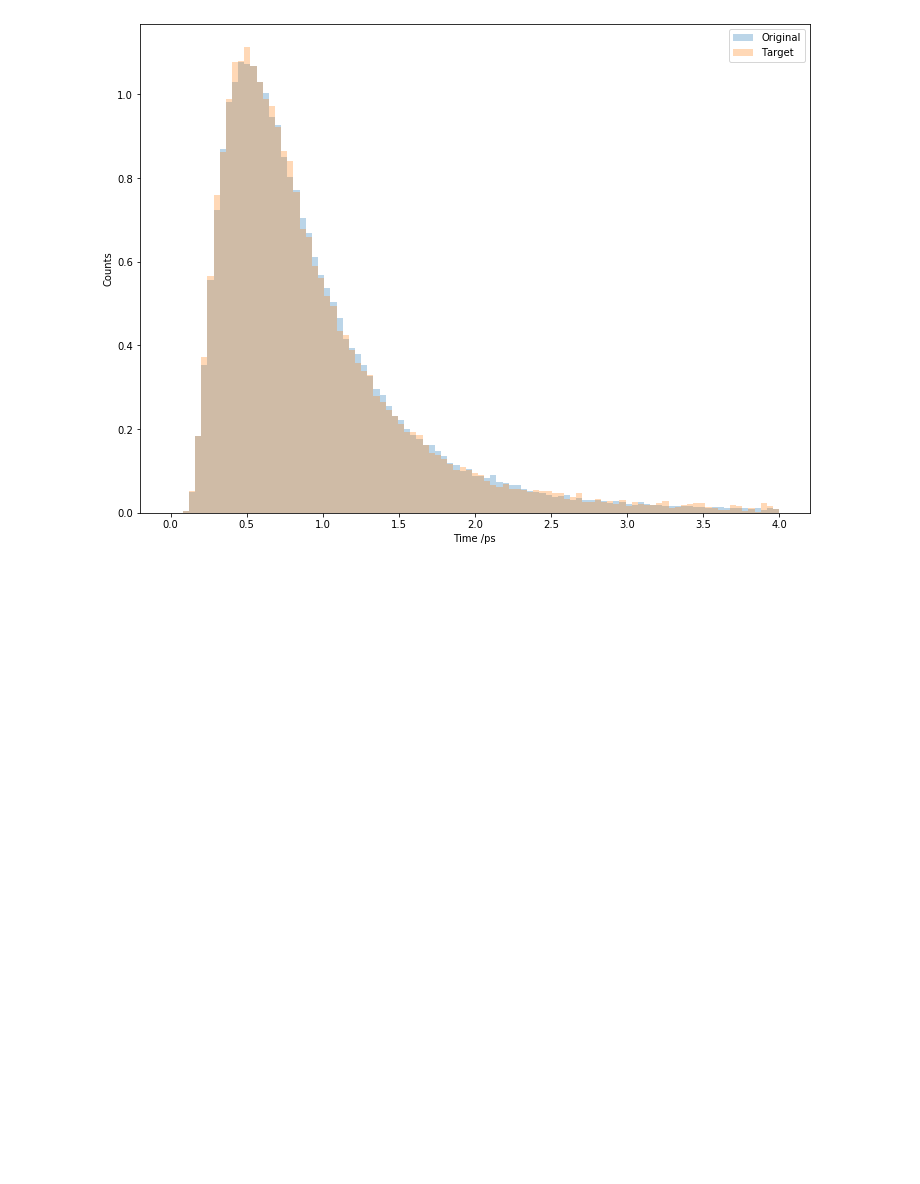
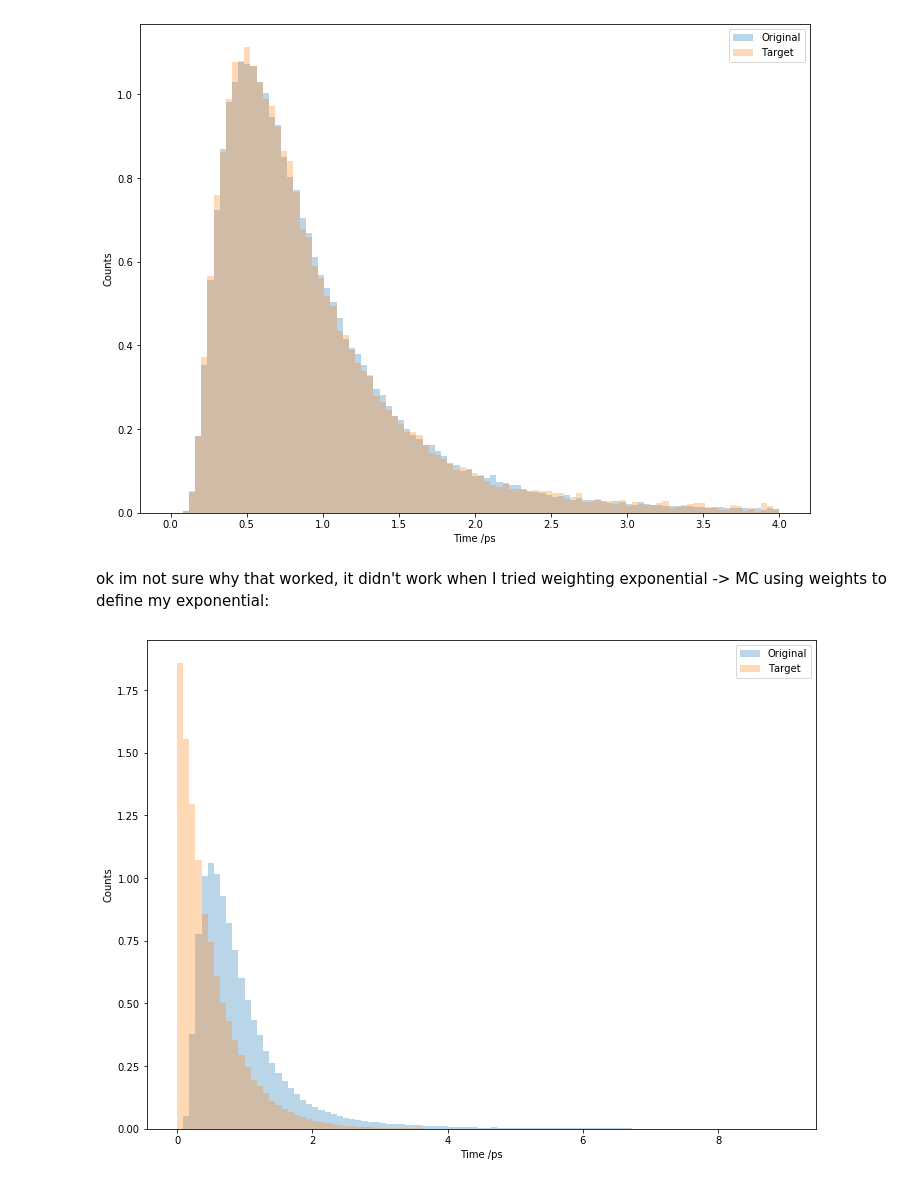
Before and after one commit to richard-lane/reweight_times, a Jupyter notebook: MWE.ipynb, the cells around one changed output. Drawn from its saved outputs; the diff is of its cells as text; code cells hidden in the pictures; blank space fills up the shorter version.

```diff
--- a/MWE.ipynb
+++ b/MWE.ipynb
@@ -58,3 +60,12 @@ weights = bdt.predict_weights(model_test)
 plots(model_test, mc_test, target_wt=weights)
 # %% [output]
 [figure]
+# %% [markdown]
+ok im not sure why that worked, it didn't work when I tried weighting exponential -> MC using weights to define my exponential:
+# %%
+flat = np.random.uniform(0.0, np.max(mc_times), N)
+flat_wt = np.exp(-flat/d_lifetime_ps)
+
+plots(flat, mc_times, target_wt=flat_wt)
+# %% [output]
+[figure, added]
```
Also changed, not shown: parts of 3 cells of this notebook.
